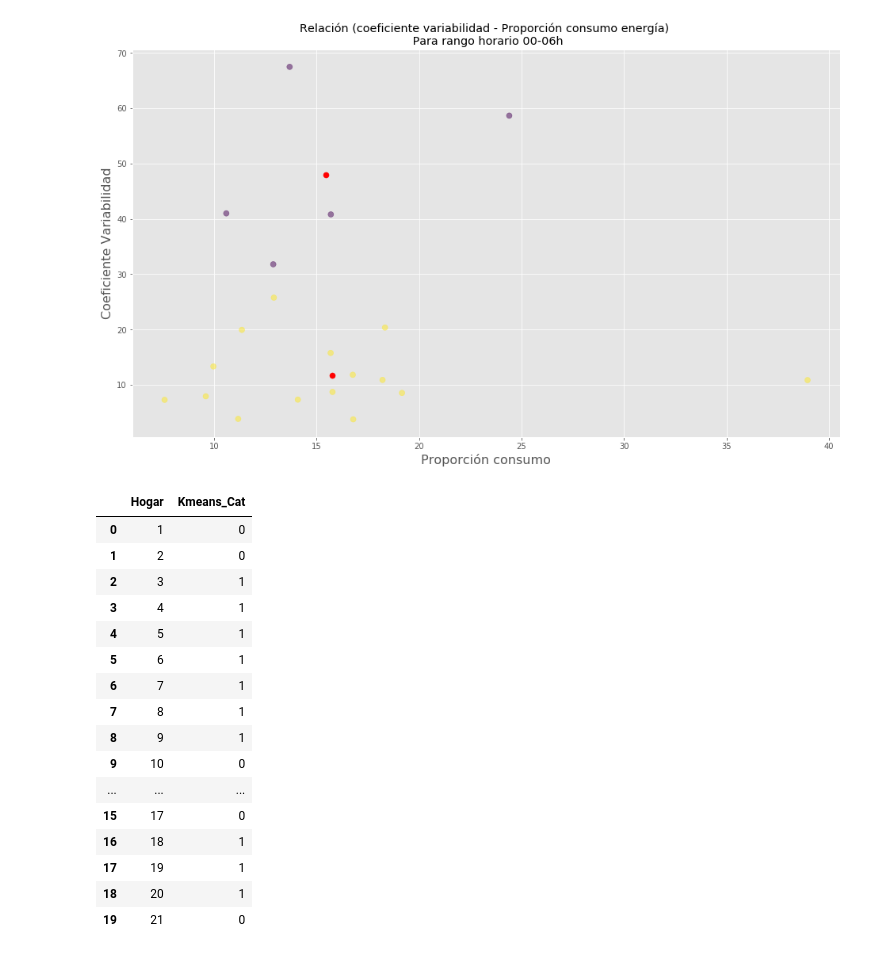
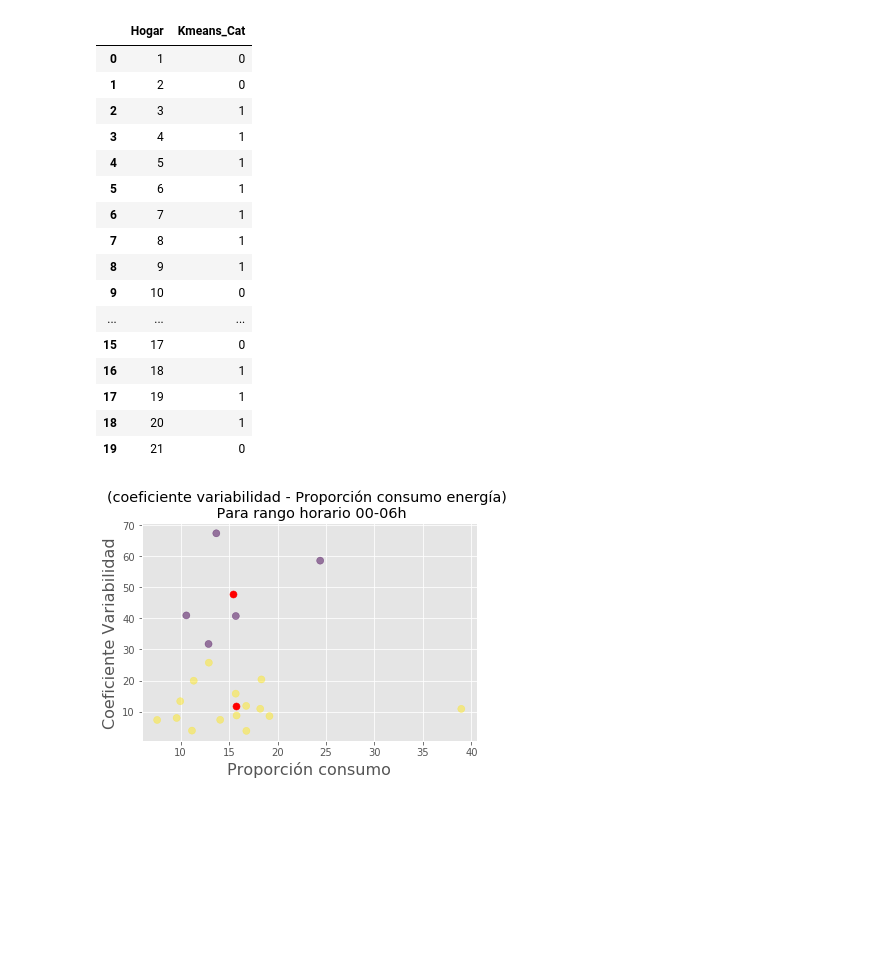
Before and after one commit to juanonlab/TFM_JPP, a Jupyter notebook: 03b_Clustering_coef_variabilidad.ipynb, the cells around one changed output. Drawn from its saved outputs; the diff is of its cells as text; code cells hidden in the pictures; blank space fills up the shorter version.

```diff
--- a/03b_Clustering_coef_variabilidad.ipynb
+++ b/03b_Clustering_coef_variabilidad.ipynb
@@ -16,7 +16,7 @@ from mpl_toolkits.mplot3d import Axes3D
 FICHERO = 'Medias_Y_Coeficientes_Hogares.csv'
 RUTA_ACTUAL = os.path.dirname(os.path.realpath('__file__'))
 DIRECTORIO_GUARDADO_IMG = 'IMG_CLUSTER'
-plt.rcParams['figure.figsize'] = (16, 9)
+plt.rcParams['figure.figsize'] = (6, 4)
 plt.style.use('ggplot')
 # %%
 def silhouette_valor(clusters, X):
@@ -38,8 +38,8 @@ def obtener_coef_proporcion(fichero):
     #X.shape
     return X, df
 # %%
-def kmeans(X):
-    kmeans = KMeans(n_clusters=2).fit(X)
+def calcula_kmeans(X, num_cluster):
+    kmeans = KMeans(n_clusters=num_cluster).fit(X)
     centroides = kmeans.cluster_centers_
     etiquetas = kmeans.predict(X)
     return kmeans, centroides, etiquetas
@@ -49,20 +49,20 @@ def calculo_silouette(X):
     for clusters in clusters_range:
         silhouette_valor(clusters, X)
 # %%
-def obtenerCategorias(df):
+def obtenerCategorias(df, num_centroides):
     resultados =  pd.DataFrame()
     resultados['Hogar'] = df['Hogar']
     resultados['Kmeans_Cat'] = etiquetas
-    cat_hogares.to_csv('CategoriasKmeans.csv', sep=',', encoding='utf-8')
+    resultados.to_csv('CategoriasKmeans_' + str(num_centroides) + '_Centroides.csv', sep=',', encoding='utf-8')
     return resultados
 # %%
-def guardarGraficaKmeans(df, centroides):
+def guardarGraficaKmeans(df, centroides, num_centroides):
     plt.scatter(df['proporc_r0'],df['coef_r0'],c= kmeans.labels_.astype(float), s=50, alpha=0.5)
     plt.scatter(centroides[:, 0], centroides[:, 1], c='red', s=50)
-    plt.title('Relación (coeficiente variabilidad - Proporción consumo energía) \n Para rango horario 00-06h')
+    plt.title('(coeficiente variabilidad - Proporción consumo energía) \n Para rango horario 00-06h')
     plt.xlabel('Proporción consumo', fontsize = 16)
     plt.ylabel('Coeficiente Variabilidad', fontsize = 16)
-    fichero = os.path.join(RUTA_ACTUAL, DIRECTORIO_GUARDADO_IMG, 'Kmeans_rango_horario' + '.png')
+    fichero = os.path.join(RUTA_ACTUAL, DIRECTORIO_GUARDADO_IMG, 'Kmeans_rango_horario_' + str(num_centroides) +'_centroides.png')
     plt.savefig(fichero)
 # %%
 X, df = obtener_coef_proporcion(FICHERO)
@@ -79,25 +77,23 @@ kmeans, centroides, etiquetas = kmeans(X)
-# %%
-guardarGraficaKmeans(df, centroides)
-# %% [output]
-[figure, removed]
-# %%
-cat_hogares = obtenerCategorias(df)
-cat_hogares
-# %% [output]
-|  | Hogar | Kmeans_Cat |
-| 0 | 1 | 0 |
-| 1 | 2 | 0 |
-| 2 | 3 | 1 |
-| 3 | 4 | 1 |
-| 4 | 5 | 1 |
-| 5 | 6 | 1 |
-| 6 | 7 | 1 |
-| 7 | 8 | 1 |
-| 8 | 9 | 1 |
-| 9 | 10 | 0 |
-| ... | ... | ... |
-| 15 | 17 | 0 |
-| 16 | 18 | 1 |
-| 17 | 19 | 1 |
-| 18 | 20 | 1 |
-| 19 | 21 | 0 |
+# %%
+kmeans, centroides, etiquetas = calcula_kmeans(X, 2)
+guardarGraficaKmeans(df, centroides, 2)
+obtenerCategorias(df, 2)
+# %% [output]
+|  | Hogar | Kmeans_Cat |
+| 0 | 1 | 0 |
+| 1 | 2 | 0 |
+| 2 | 3 | 1 |
+| 3 | 4 | 1 |
+| 4 | 5 | 1 |
+| 5 | 6 | 1 |
+| 6 | 7 | 1 |
+| 7 | 8 | 1 |
+| 8 | 9 | 1 |
+| 9 | 10 | 0 |
+| ... | ... | ... |
+| 15 | 17 | 0 |
+| 16 | 18 | 1 |
+| 17 | 19 | 1 |
+| 18 | 20 | 1 |
+| 19 | 21 | 0 |
+[figure, added]
```
Also changed, not shown: parts of 3 cells of this notebook, 6 other files.
